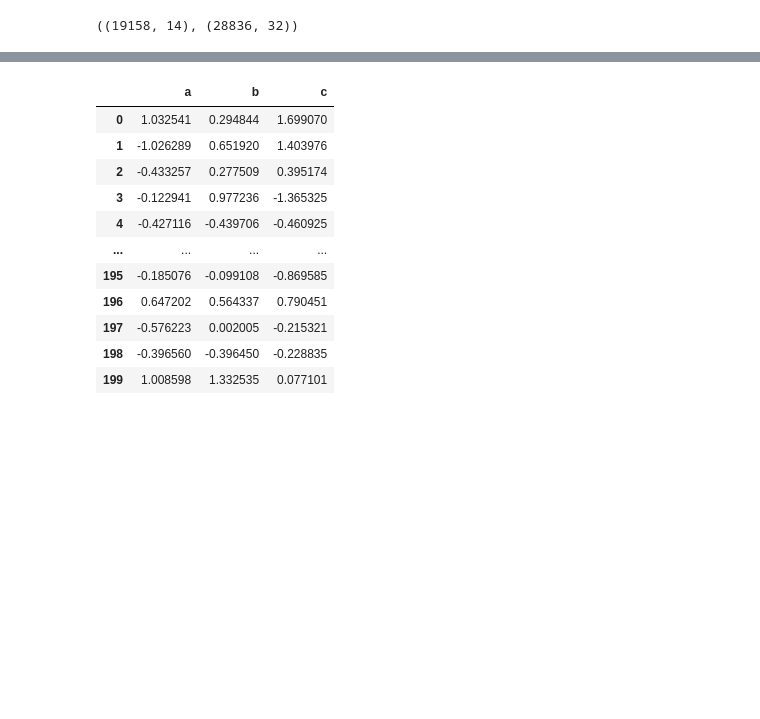
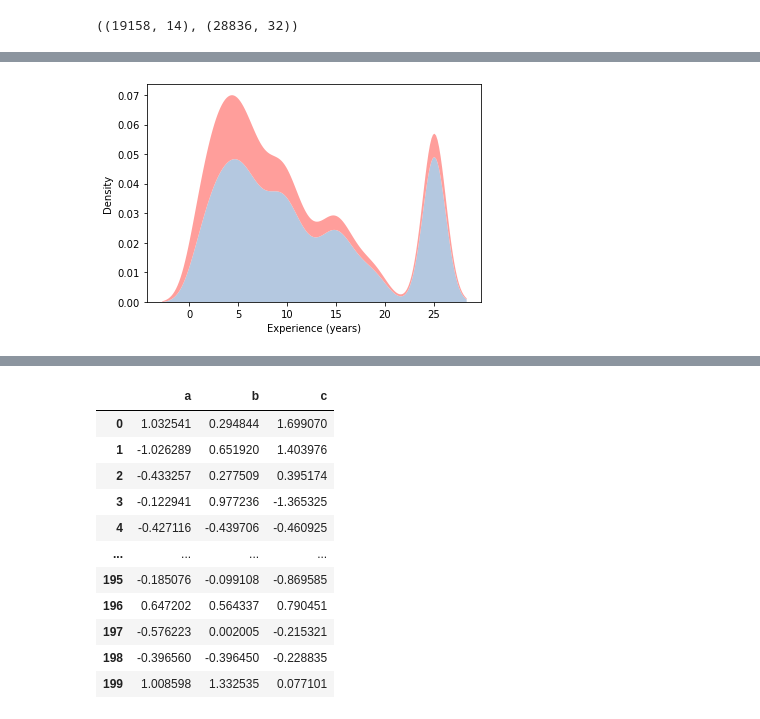
Before and after one commit to katiehuang1221/HR-Analytics-Predict-Who-Will-Leave-The-Job, a Jupyter notebook: notebook/08_refine_models_1.ipynb, the cells around one changed output, grey strips where cells are left out. Saved outputs shown, nothing was run; the diff lists cells and outputs as text; code cells hidden in the pictures; blank space fills up the shorter version.

```diff
--- a/notebook/08_refine_models_1.ipynb
+++ b/notebook/08_refine_models_1.ipynb
@@ -84,0 +141,15 @@ c
+# %%
+colors = ["#4374B3", "#FF0B04"]
+colors = ["#ff9e9b","#b4c8e0"]
+sns.set_palette(sns.color_palette(colors))
+
+df_train['Experience (years)'] = df_train['experience'].replace(25,21)
+df_train['Experience (years)'] = df_train['experience'].replace(21,25)
+
+fig,ax = plt.subplots()
+sns.kdeplot(data=df_train, x="Experience (years)", hue="New job?", multiple="stack",
+            fill=True, common_norm=True, legend=False,
+            alpha=1, linewidth=0)
+fig.savefig('../plot/kde_experience.pdf', bbox_inches='tight', transparent=True)
+# %% [output]
+[figure, added]
```
Also changed, not shown: parts of 12 cells of this notebook, 3 other files.
